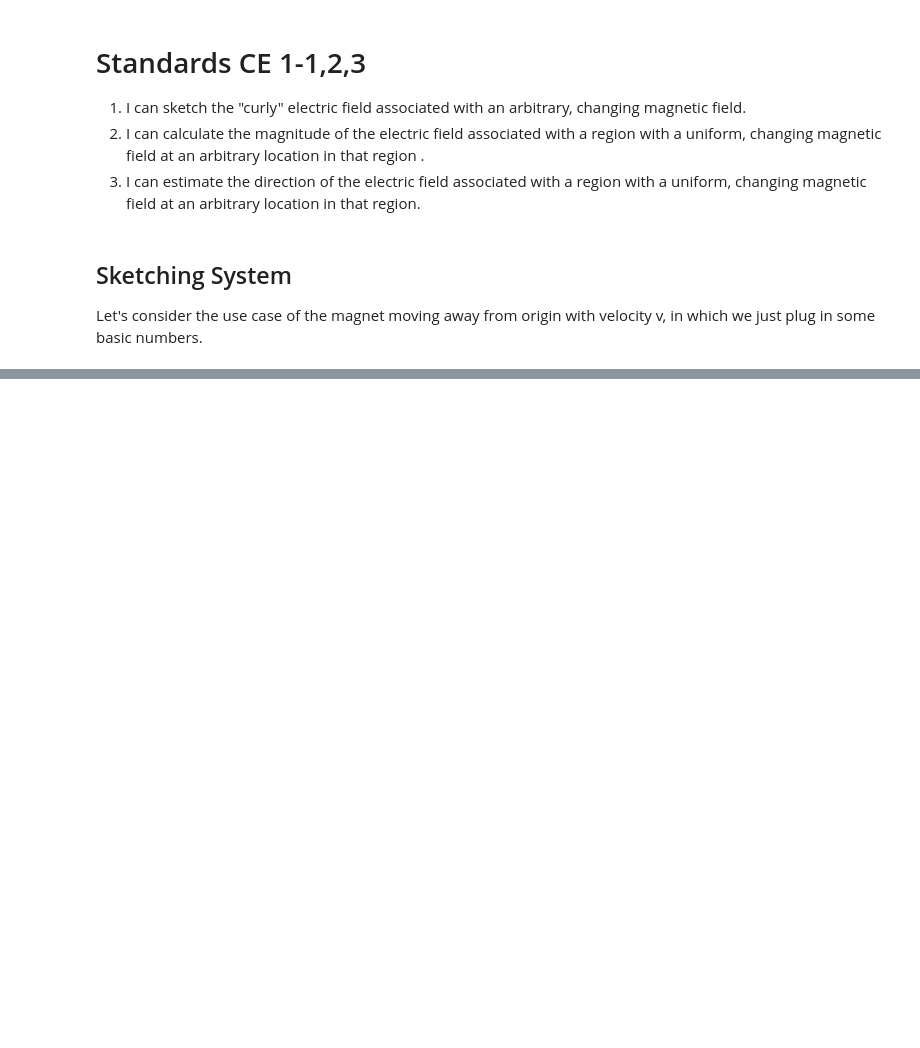
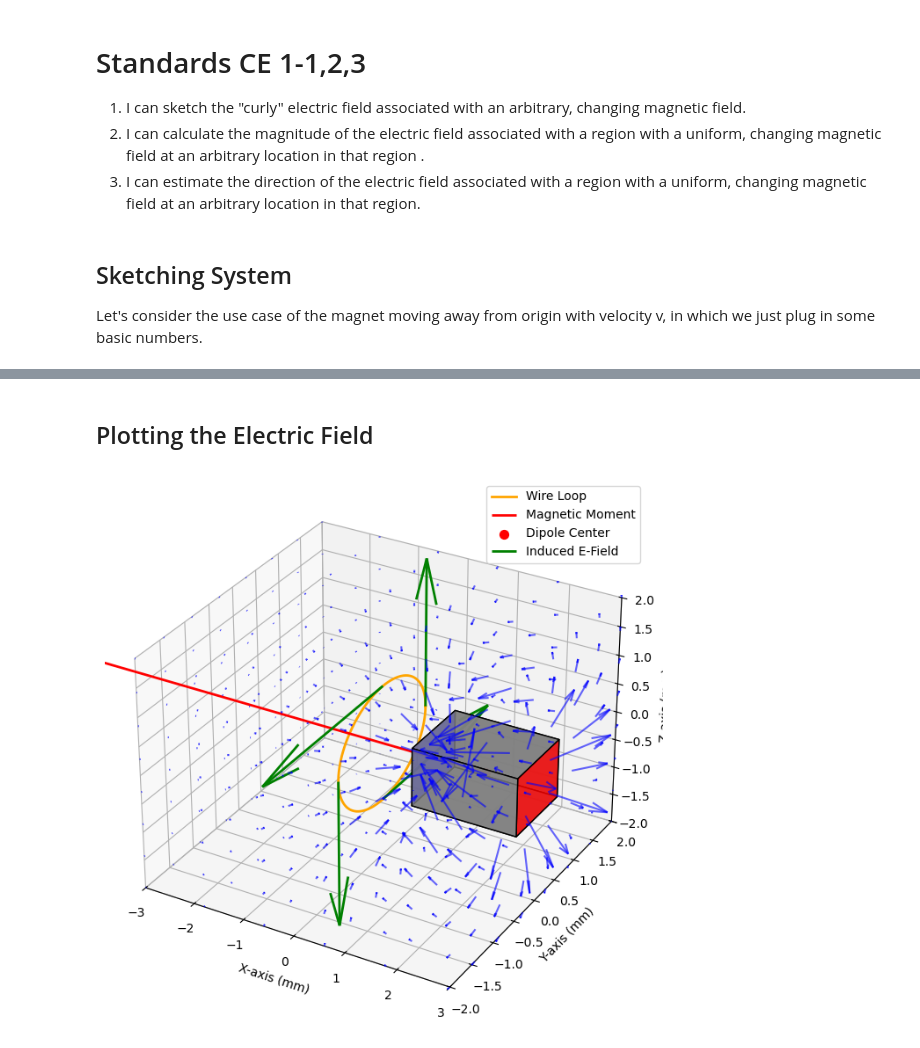
Before and after one commit to ethan-ryan-gh/E_n_M, a Jupyter notebook: CE-1_2_3.ipynb, the cells around one changed output, grey strips where cells are left out. Drawn from its saved outputs; the diff is of its cells as text; code cells hidden in the pictures; blank space fills up the shorter version.

```diff
--- a/CE-1_2_3.ipynb
+++ b/CE-1_2_3.ipynb
@@ -297,0 +277,52 @@ plt.show()
+# %% [markdown]
+## Plotting the Electric Field
+# %%
+def plot_induced_electric_field(ax, radius, E_magnitude):
+    """Plots four induced electric field vectors around the wire loop in the YZ-plane."""
+
+    # Define four points on the loop (90° apart)
+    theta_vals = [0, np.pi/2, np.pi, 3*np.pi/2]  # Angles in radians
+    points = [(0, radius * np.cos(theta), radius * np.sin(theta)) for theta in theta_vals]
+
+    # Compute tangential unit vectors (right-hand rule: counterclockwise direction)
+    E_vectors = [(0, -np.sin(theta), np.cos(theta)) for theta in theta_vals]  # Perpendicular to radius
+
+    # Scale vectors by E_magnitude for visualization
+    E_vectors = [(x * E_magnitude, y * E_magnitude, z * E_magnitude) for x, y, z in E_vectors]
+
+    # Plot the vectors
+    for (px, py, pz), (Ex, Ey, Ez) in zip(points, E_vectors):
+        ax.quiver(px, py, pz, Ex, Ey, Ez, color='green', linewidth=2, label="Induced E-Field" if px == 0 and py == radius else "")
+
+    # Update legend
+    ax.legend()
+
+
+# Create figure and axis
+fig = plt.figure(figsize=(8, 8))
+ax = fig.add_subplot(111, projection='3d')
+
+# Set axis limits
+ax.set_xlim([-3, 3])
+ax.set_ylim([-2, 2])
+ax.set_zlim([-2, 2])
+
+# Label Axes
+ax.set_xlabel("X-axis (mm)")
+ax.set_ylabel("Y-axis (mm)")
+ax.set_zlabel("Z-axis (mm)")
+
+# Plot the magnet and loop
+plot_magnet_and_loop(ax, center=(2, 0, 0))
+
+# Create and plot the magnetic field
+field = MagneticField(moment_strength=10000, dipole_center=(2, 0, 0))
+field.plot_field(ax)  # Overlay the field on the same plot
+
+# Plot Electric Field @ 4 points
+plot_induced_electric_field(ax, radius=1, E_magnitude=E_induced)
+
+# Show the final combined plot
+plt.show()
+# %% [output]
+[figure, added]
```
Also changed, not shown: parts of 10 cells of this notebook.
